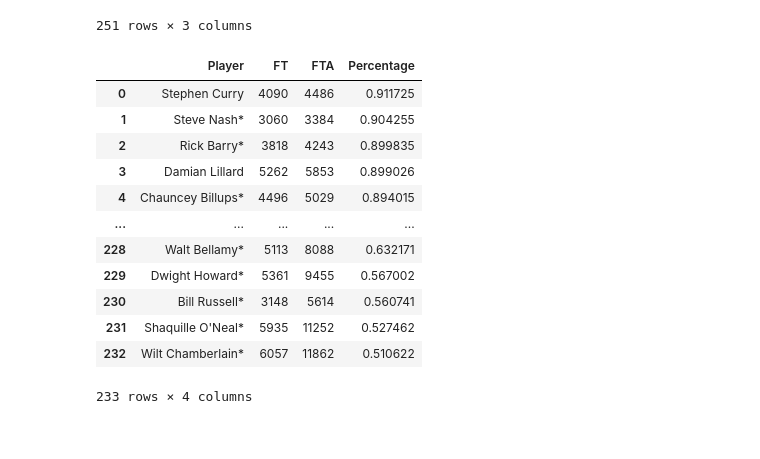
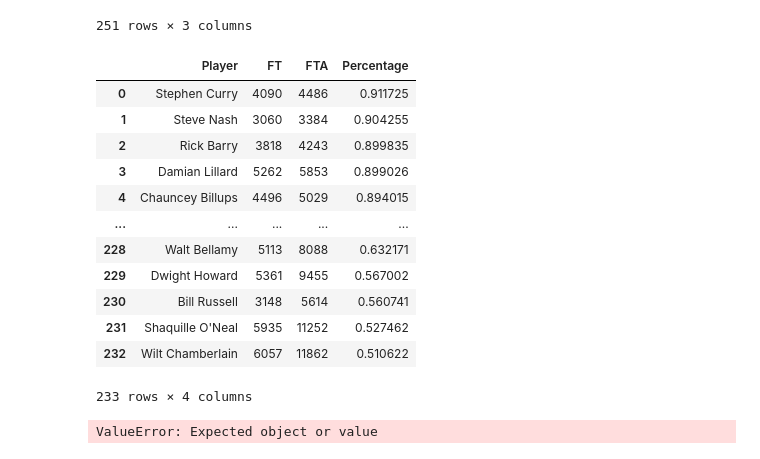
Before and after one commit to arnie12a/Free-Throw-Tracker-App, a Jupyter notebook: pythonScripts/main.ipynb, the cells around one changed output. Saved outputs shown, nothing was run; the diff lists cells and outputs as text; code cells hidden in the pictures.

Commit message:
getting more data

```diff
--- a/pythonScripts/main.ipynb
+++ b/pythonScripts/main.ipynb
@@ -230,29 +230,36 @@ pd.read_html('https://www.basketball-reference.com/leagues/NBA_2020_totals.html#
 # %%
 import pandas as pd
 url_attempt = "https://www.basketball-reference.com/leaders/fta_career.html"
 df_attempt = pd.read_html(url_attempt)[1]
 url_made = "https://www.basketball-reference.com/leaders/ft_career.html"
 df_made = pd.read_html(url_made)[1]
 df = pd.merge(df_made, df_attempt, on='Player')
 cols = ['Player', 'FT', 'FTA']
 df = df[cols]
 df['Percentage'] = df['FT'] / df['FTA']
 df = df.sort_values(by='Percentage', ascending=False)
 df = df.reset_index()
 cols2 = ['Player', 'FT', 'FTA', 'Percentage']
 df = df[cols2]
+df["Player"] = df["Player"].str.replace(r"\*$", "", regex=True)
+
 df
 # %% [output]
 |  | Player | FT | FTA | Percentage |
 | 0 | Stephen Curry | 4090 | 4486 | 0.911725 |
-| 1 | Steve Nash* | 3060 | 3384 | 0.904255 |
-| 2 | Rick Barry* | 3818 | 4243 | 0.899835 |
+| 1 | Steve Nash | 3060 | 3384 | 0.904255 |
+| 2 | Rick Barry | 3818 | 4243 | 0.899835 |
 | 3 | Damian Lillard | 5262 | 5853 | 0.899026 |
-| 4 | Chauncey Billups* | 4496 | 5029 | 0.894015 |
+| 4 | Chauncey Billups | 4496 | 5029 | 0.894015 |
 | ... | ... | ... | ... | ... |
-| 228 | Walt Bellamy* | 5113 | 8088 | 0.632171 |
-| 229 | Dwight Howard* | 5361 | 9455 | 0.567002 |
-| 230 | Bill Russell* | 3148 | 5614 | 0.560741 |
-| 231 | Shaquille O'Neal* | 5935 | 11252 | 0.527462 |
-| 232 | Wilt Chamberlain* | 6057 | 11862 | 0.510622 |
+| 228 | Walt Bellamy | 5113 | 8088 | 0.632171 |
+| 229 | Dwight Howard | 5361 | 9455 | 0.567002 |
+| 230 | Bill Russell | 3148 | 5614 | 0.560741 |
+| 231 | Shaquille O'Neal | 5935 | 11252 | 0.527462 |
+| 232 | Wilt Chamberlain | 6057 | 11862 | 0.510622 |
 233 rows × 4 columns
+# %%
+dfPlayerIndex = pd.read_json('./tempData/playerIndex.json', lines=True)
+dfPlayerIndex
+# %% [output]
+ValueError: Expected object or value
```
Also changed, not shown: 1 other file.
